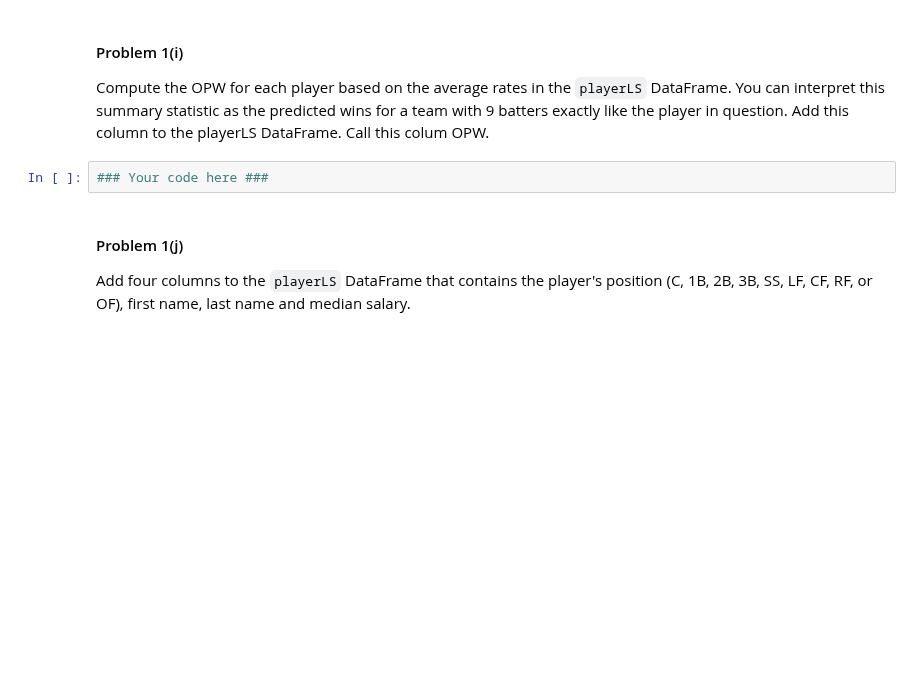
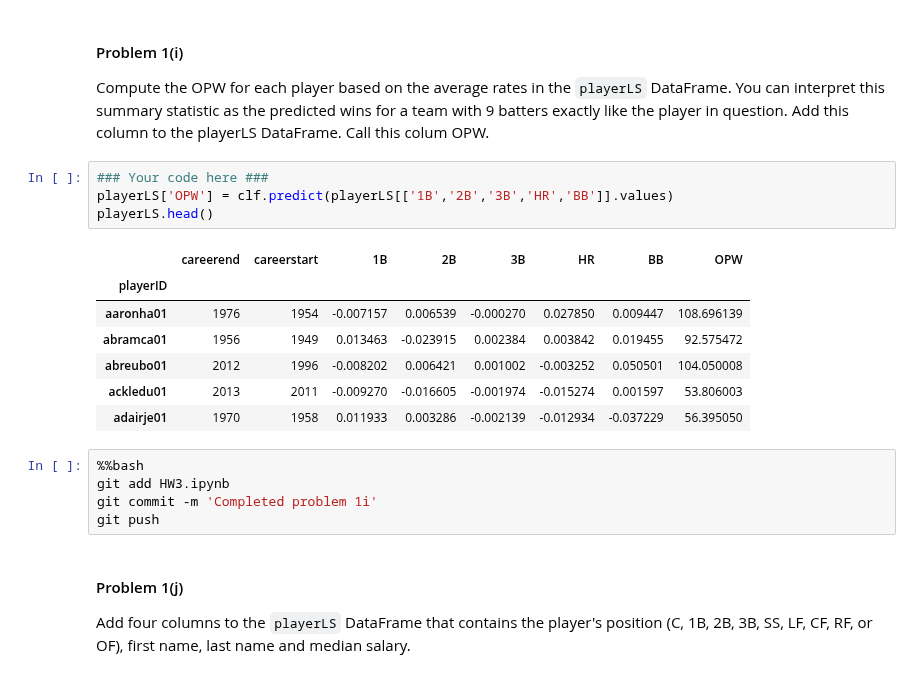
Before and after one commit to Theerit/2014, a Jupyter notebook: homework/HW3.ipynb, the cells around one changed output. Cells and saved outputs as stored; diff of their text form; blank space fills up the shorter version.

Commit message:
Completed problem 1i

```diff
--- a/homework/HW3.ipynb
+++ b/homework/HW3.ipynb
@@ -299,8 +294,23 @@ playerLS.head()
 #### Problem 1(i)
 
 Compute the OPW for each player based on the average rates in the `playerLS` DataFrame. You can interpret this summary statistic as the predicted wins for a team with 9 batters exactly like the player in question. Add this column to the playerLS DataFrame. Call this colum OPW.
-# %%
-### Your code here ###
+# %%
+### Your code here ###
+playerLS['OPW'] = clf.predict(playerLS[['1B','2B','3B','HR','BB']].values)
+playerLS.head()
+# %% [output]
+|  | careerend | careerstart | 1B | 2B | 3B | HR | BB | OPW |
+| playerID |  |  |  |  |  |  |  |  |
+| aaronha01 | 1976 | 1954 | -0.007157 | 0.006539 | -0.000270 | 0.027850 | 0.009447 | 108.696139 |
+| abramca01 | 1956 | 1949 | 0.013463 | -0.023915 | 0.002384 | 0.003842 | 0.019455 | 92.575472 |
+| abreubo01 | 2012 | 1996 | -0.008202 | 0.006421 | 0.001002 | -0.003252 | 0.050501 | 104.050008 |
+| ackledu01 | 2013 | 2011 | -0.009270 | -0.016605 | -0.001974 | -0.015274 | 0.001597 | 53.806003 |
+| adairje01 | 1970 | 1958 | 0.011933 | 0.003286 | -0.002139 | -0.012934 | -0.037229 | 56.395050 |
+# %%
+%%bash
+git add HW3.ipynb
+git commit -m 'Completed problem 1i'
+git push
 # %% [markdown]
 #### Problem 1(j)
 
```
Also changed, not shown: parts of 2 cells of this notebook.
